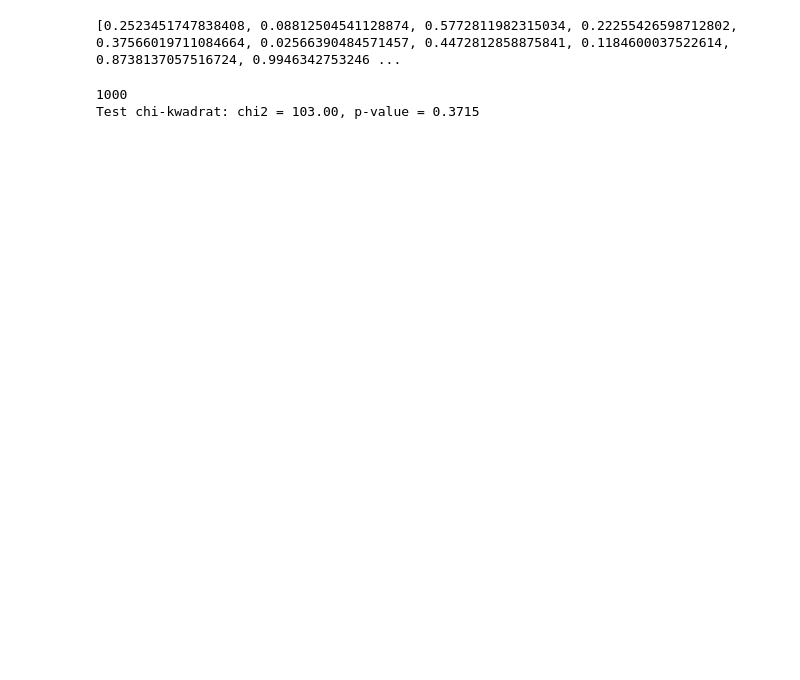
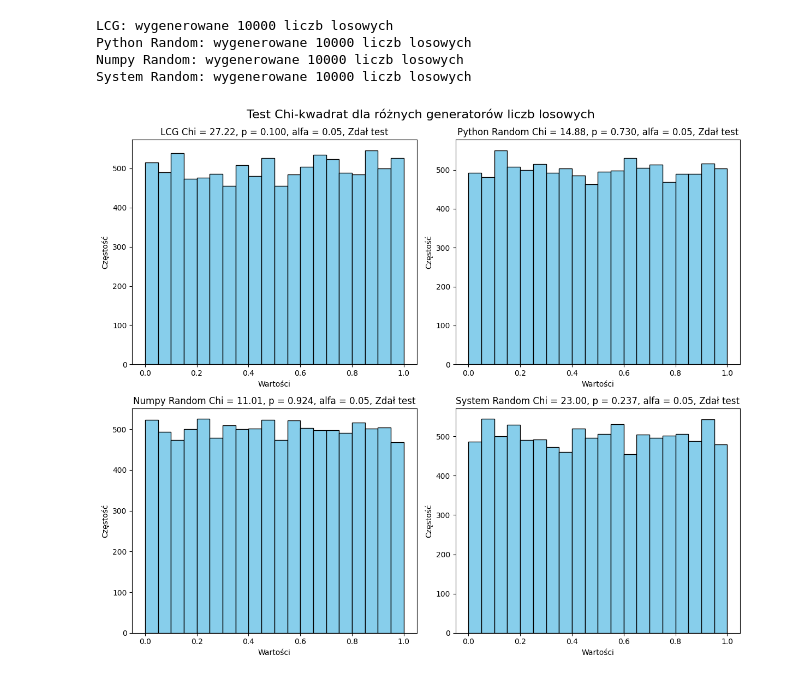
Before and after one commit to SzymonKielich/PRNG-Test, a Jupyter notebook: projekt.ipynb, the cells around one changed output. Cells and saved outputs as stored; diff of their text form; code cells hidden in the pictures; blank space fills up the shorter version.

```diff
--- a/projekt.ipynb
+++ b/projekt.ipynb
@@ -16,20 +10,63 @@ seed=42
-# %%
-lcg_numbers = LCG(a=a, c=c, m=m, seed=seed, n=n)
-print(lcg_numbers)
-# %% [output]
-[0.2523451747838408, 0.08812504541128874, 0.5772811982315034, 0.22255426598712802, 0.37566019711084664, 0.02566390484571457, 0.4472812858875841, 0.1184600037522614, 0.8738137057516724, 0.9946342753246 ...
+# %%
+def python_random(n):
+    return [random.random() for _ in range(n)]
+
+def numpy_random(n):
+    rng = np.random.default_rng()
+    return rng.uniform(0, 1, n)
+
+def system_random(n):
+    sys_random = random.SystemRandom()
+    return [sys_random.random() for _ in range(n)]
+# %%
+### Generators preparation
+n = 10000
+
+generators = {
+    "LCG": lambda: LCG(1664525, 1013904223, 2**32, seed=42, n=n),
+    "Python Random": lambda: python_random(n=n), ## Python's built-in random module (Mersenne Twister)
+    "Numpy Random": lambda: numpy_random(n=n),   ## Numpy's random module (PCG64)
+    "System Random": lambda: system_random(n=n)  ## System's random module (kryptographic)
+}
+
+data_samples = {name: gen() for name, gen in generators.items()}
+for name, data in data_samples.items():
+    print(f"{name}: wygenerowane {len(data)} liczb losowych")
+# %% [output]
+LCG: wygenerowane 10000 liczb losowych
+Python Random: wygenerowane 10000 liczb losowych
+Numpy Random: wygenerowane 10000 liczb losowych
+System Random: wygenerowane 10000 liczb losowych
+# %%
+### Chi Square Test
+bins = 20
+alpha = 0.05
+fig, axes = plt.subplots(2, 2, figsize=(12, 10))
+axes = axes.flatten()
+
+for idx, (name, data) in enumerate(data_samples.items()):
+    chi2_stat, p_val = chi_square_test(data, bins=bins)
+    result = "Zdał test" if p_val > alpha else "Nie zdał testu"
+
+    axes[idx].hist(data, bins=bins, edgecolor='black', color='skyblue')
+    axes[idx].set_title(f"{name} Chi = {chi2_stat:.2f}, p = {p_val:.3f}, alfa = {alpha}, {result}")
+    axes[idx].set_xlabel("Wartości")
+    axes[idx].set_ylabel("Częstość")
+
+plt.tight_layout()
+plt.suptitle("Test Chi-kwadrat dla różnych generatorów liczb losowych", fontsize=16, y=1.02)
+plt.show()
+# %% [output]
+[figure, added]
 # %%
-assert len(lcg_numbers) == n, "Błąd: Nieprawidłowa liczba wygenerowanych liczb."
-assert all(0 <= x < 1 for x in lcg_numbers), "Błąd: Liczby nie są w zakresie (0, 1)."
+# assert len(lcg_numbers) == n, "Błąd: Nieprawidłowa liczba wygenerowanych liczb."
+# assert all(0 <= x < 1 for x in lcg_numbers), "Błąd: Liczby nie są w zakresie (0, 1)."
 
-# sprawdzenie równomierności rozkładu
-max_range = 100  # liczba przedziałów dla testu chi-kwadrat
-observed, _ = np.histogram(lcg_numbers, bins=max_range, range=(0, 1))
-expected = np.full(max_range, n / max_range)
-chi2, p = stats.chisquare(observed, expected)
-print(f"Test chi-kwadrat: chi2 = {chi2:.2f}, p-value = {p:.4f}")
-assert p > 0.05, "Błąd: Rozkład nie jest równomierny (p-value < 0.05)."
+# # sprawdzenie równomierności rozkładu
+# max_range = 100  # liczba przedziałów dla testu chi-kwadrat
+# observed, _ = np.histogram(lcg_numbers, bins=max_range, range=(0, 1))
+# expected = np.full(max_range, n / max_range)
+# chi2, p = stats.chisquare(observed, expected)
+# print(f"Test chi-kwadrat: chi2 = {chi2:.2f}, p-value = {p:.4f}")
+# assert p > 0.05, "Błąd: Rozkład nie jest równomierny (p-value < 0.05)."
-# %% [output]
-1000
-Test chi-kwadrat: chi2 = 103.00, p-value = 0.3715
 # %%
```
Also changed, not shown: parts of 4 cells of this notebook, 1 other file.
